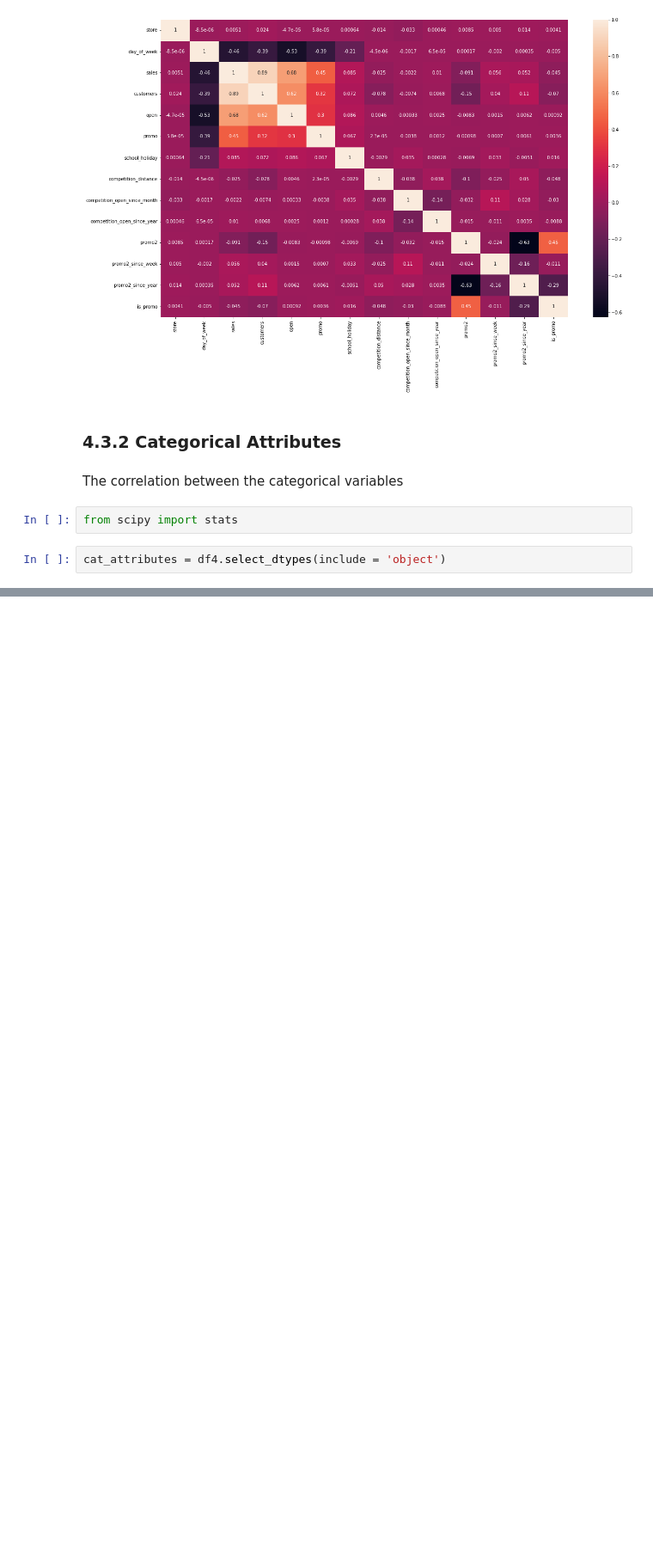
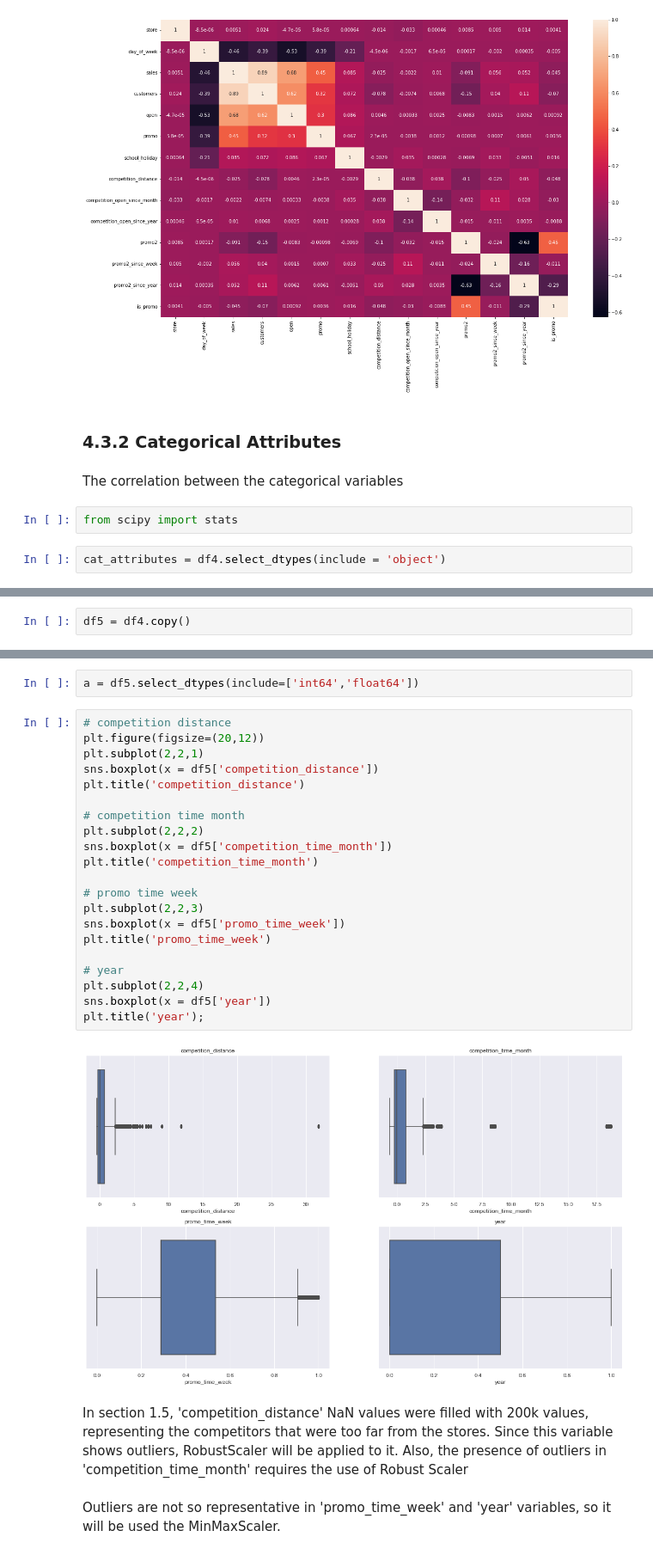
Before and after one commit to diegodinizf/Rossman-Sales, a Jupyter notebook: rossmann-sales-notebook.ipynb, the cells around one changed output, grey strips where cells are left out. Shown at 86% size. Cells and saved outputs as stored; diff of their text form; blank space fills up the shorter version.

```diff
--- a/rossmann-sales-notebook.ipynb
+++ b/rossmann-sales-notebook.ipynb
@@ -741,0 +766,2 @@ sns.heatmap(d, annot=True)
+# %%
+df5 = df4.copy()
@@ -741,0 +786,29 @@ sns.heatmap(d, annot=True)
+# %%
+a = df5.select_dtypes(include=['int64','float64'])
+# %%
+# competition distance
+plt.figure(figsize=(20,12))
+plt.subplot(2,2,1)
+sns.boxplot(x = df5['competition_distance'])
+plt.title('competition_distance')
+
+# competition time month
+plt.subplot(2,2,2)
+sns.boxplot(x = df5['competition_time_month'])
+plt.title('competition_time_month')
+
+# promo time week
+plt.subplot(2,2,3)
+sns.boxplot(x = df5['promo_time_week'])
+plt.title('promo_time_week')
+
+# year
+plt.subplot(2,2,4)
+sns.boxplot(x = df5['year'])
+plt.title('year');
+# %% [output]
+[figure, added]
+# %% [markdown]
+In section 1.5, 'competition_distance' NaN values were filled with 200k values, representing the competitors that were too far from the stores. Since this variable shows outliers, RobustScaler will be applied to it. Also, the presence of outliers in 'competition_time_month' requires the use of Robust Scaler
+# %% [markdown]
+Outliers are not so representative in 'promo_time_week' and 'year' variables, so it will be used the MinMaxScaler.
```
Also changed, not shown: parts of 16 cells of this notebook.
